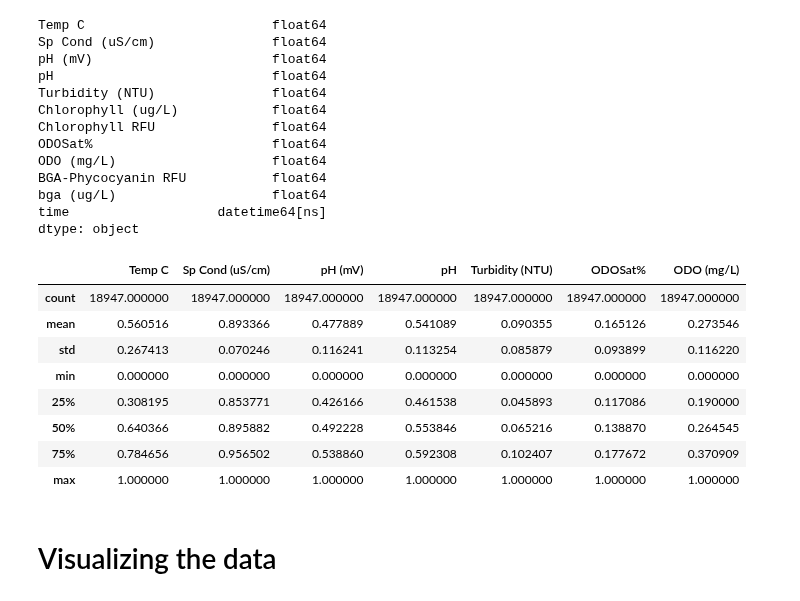
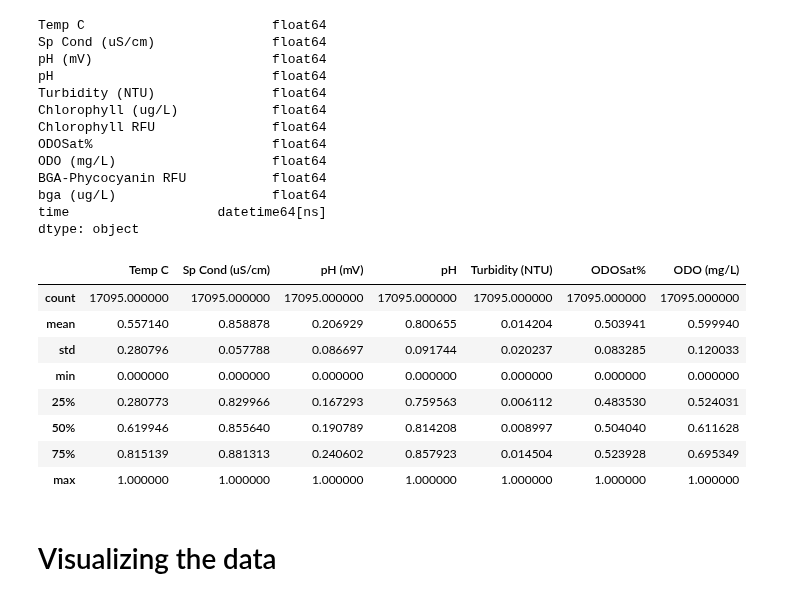
Before and after one commit to mccomackjp/algae-bloom-prediction, a Jupyter notebook: notebooks/models/rnn_prediction.ipynb, the cells around one changed output. Cells and saved outputs as stored; diff of their text form; code cells hidden in the pictures.

Commit message:
normalized test/training sets

```diff
--- a/notebooks/models/rnn_prediction.ipynb
+++ b/notebooks/models/rnn_prediction.ipynb
@@ -151,21 +151,24 @@ time                   datetime64[ns]
 dtype: object
 # %%
 # lets try to normalize this now....
-from sklearn.preprocessing import MinMaxScaler
-dataset_columns = ['Temp C','Sp Cond (uS/cm)', 'pH (mV)','pH', 'Turbidity (NTU)', 'ODOSat%','ODO (mg/L)']
+columns = ['Temp C','Sp Cond (uS/cm)', 'pH (mV)','pH', 'Turbidity (NTU)', 'ODOSat%','ODO (mg/L)']
 scaler = MinMaxScaler()
-ds_scaled = scaler.fit_transform(dataset[dataset_columns])
-dataset = pd.DataFrame(ds_scaled,columns=dataset_columns)
-dataset.describe()
+df_train_x = scaler.fit_transform(df_train[dataset_columns])
+df_test_x = scaler.fit_transform(df_test[dataset_columns])
+
+df_train_x = pd.DataFrame(df_train_x, columns=dataset_columns)
+df_test_x = pd.DataFrame(df_test_x, columns=dataset_columns)
+
+df_test_x.describe()
 # %% [output]
 |  | Temp C | Sp Cond (uS/cm) | pH (mV) | pH | Turbidity (NTU) | ODOSat% | ODO (mg/L) |
-| count | 18947.000000 | 18947.000000 | 18947.000000 | 18947.000000 | 18947.000000 | 18947.000000 | 18947.000000 |
-| mean | 0.560516 | 0.893366 | 0.477889 | 0.541089 | 0.090355 | 0.165126 | 0.273546 |
-| std | 0.267413 | 0.070246 | 0.116241 | 0.113254 | 0.085879 | 0.093899 | 0.116220 |
+| count | 17095.000000 | 17095.000000 | 17095.000000 | 17095.000000 | 17095.000000 | 17095.000000 | 17095.000000 |
+| mean | 0.557140 | 0.858878 | 0.206929 | 0.800655 | 0.014204 | 0.503941 | 0.599940 |
+| std | 0.280796 | 0.057788 | 0.086697 | 0.091744 | 0.020237 | 0.083285 | 0.120033 |
 | min | 0.000000 | 0.000000 | 0.000000 | 0.000000 | 0.000000 | 0.000000 | 0.000000 |
-| 25% | 0.308195 | 0.853771 | 0.426166 | 0.461538 | 0.045893 | 0.117086 | 0.190000 |
-| 50% | 0.640366 | 0.895882 | 0.492228 | 0.553846 | 0.065216 | 0.138870 | 0.264545 |
-| 75% | 0.784656 | 0.956502 | 0.538860 | 0.592308 | 0.102407 | 0.177672 | 0.370909 |
+| 25% | 0.280773 | 0.829966 | 0.167293 | 0.759563 | 0.006112 | 0.483530 | 0.524031 |
+| 50% | 0.619946 | 0.855640 | 0.190789 | 0.814208 | 0.008997 | 0.504040 | 0.611628 |
+| 75% | 0.815139 | 0.881313 | 0.240602 | 0.857923 | 0.014504 | 0.523928 | 0.695349 |
 | max | 1.000000 | 1.000000 | 1.000000 | 1.000000 | 1.000000 | 1.000000 | 1.000000 |
 # %% [markdown]
 # Visualizing the data
```
Also changed, not shown: parts of 9 cells of this notebook.
